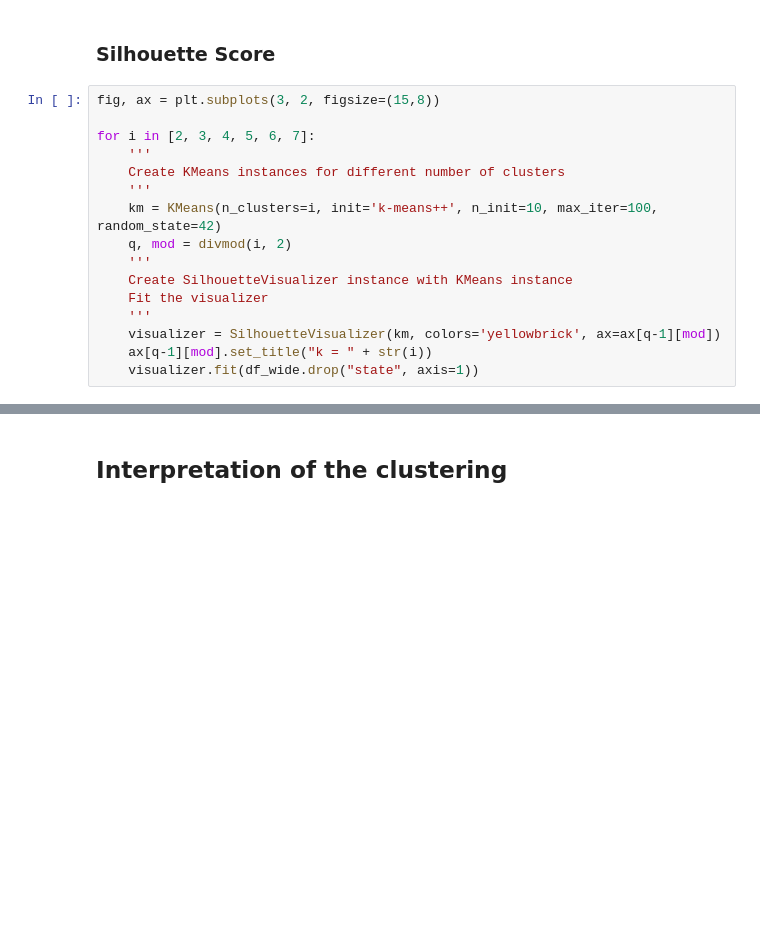
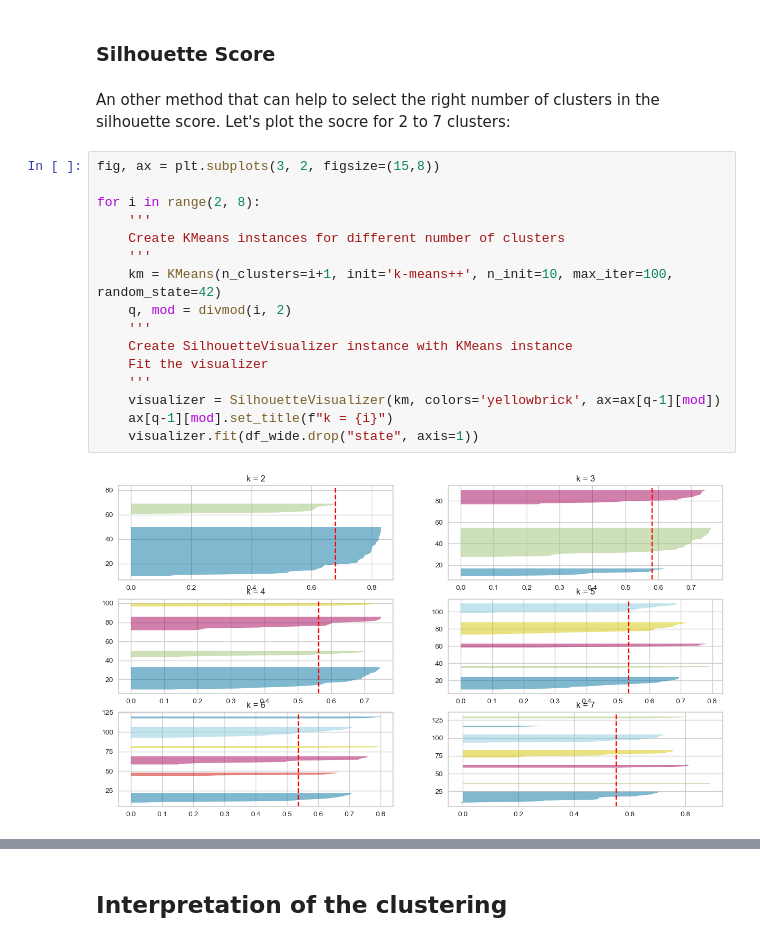
Before and after one commit to JulesBrable/UFO, a Jupyter notebook: project_main.ipynb, the cells around one changed output, grey strips where cells are left out. Saved outputs shown, nothing was run; the diff lists cells and outputs as text; blank space fills up the shorter version.

```diff
--- a/project_main.ipynb
+++ b/project_main.ipynb
@@ -637,19 +647,23 @@ visualizer.show()
 In order to choose the right number of clusters, we use the elbow method. This method is essentially visual, it is a heuristic method (but it remains quite reliable in general). Here, we want to determine the right bias-variance trade-off, i.e. the number of clusters that best fits the data while avoiding overfitting. It seems that 4 clusters are optimal !
 # %% [markdown]
 ### Silhouette Score
+# %% [markdown]
+An other method that can help to select the right number of clusters in the silhouette score. Let's plot the socre for 2 to 7 clusters:
 # %%
 fig, ax = plt.subplots(3, 2, figsize=(15,8))
 
-for i in [2, 3, 4, 5, 6, 7]:
+for i in range(2, 8):
     '''
     Create KMeans instances for different number of clusters
     '''
-    km = KMeans(n_clusters=i, init='k-means++', n_init=10, max_iter=100, random_state=42)
+    km = KMeans(n_clusters=i+1, init='k-means++', n_init=10, max_iter=100, random_state=42)
     q, mod = divmod(i, 2)
     '''
     Create SilhouetteVisualizer instance with KMeans instance
     Fit the visualizer
     '''
     visualizer = SilhouetteVisualizer(km, colors='yellowbrick', ax=ax[q-1][mod])
-    ax[q-1][mod].set_title("k = " + str(i))
+    ax[q-1][mod].set_title(f"k = {i}")
     visualizer.fit(df_wide.drop("state", axis=1))
+# %% [output]
+[figure, added]
```
Also changed, not shown: parts of 30 cells of this notebook, 1 other file.
